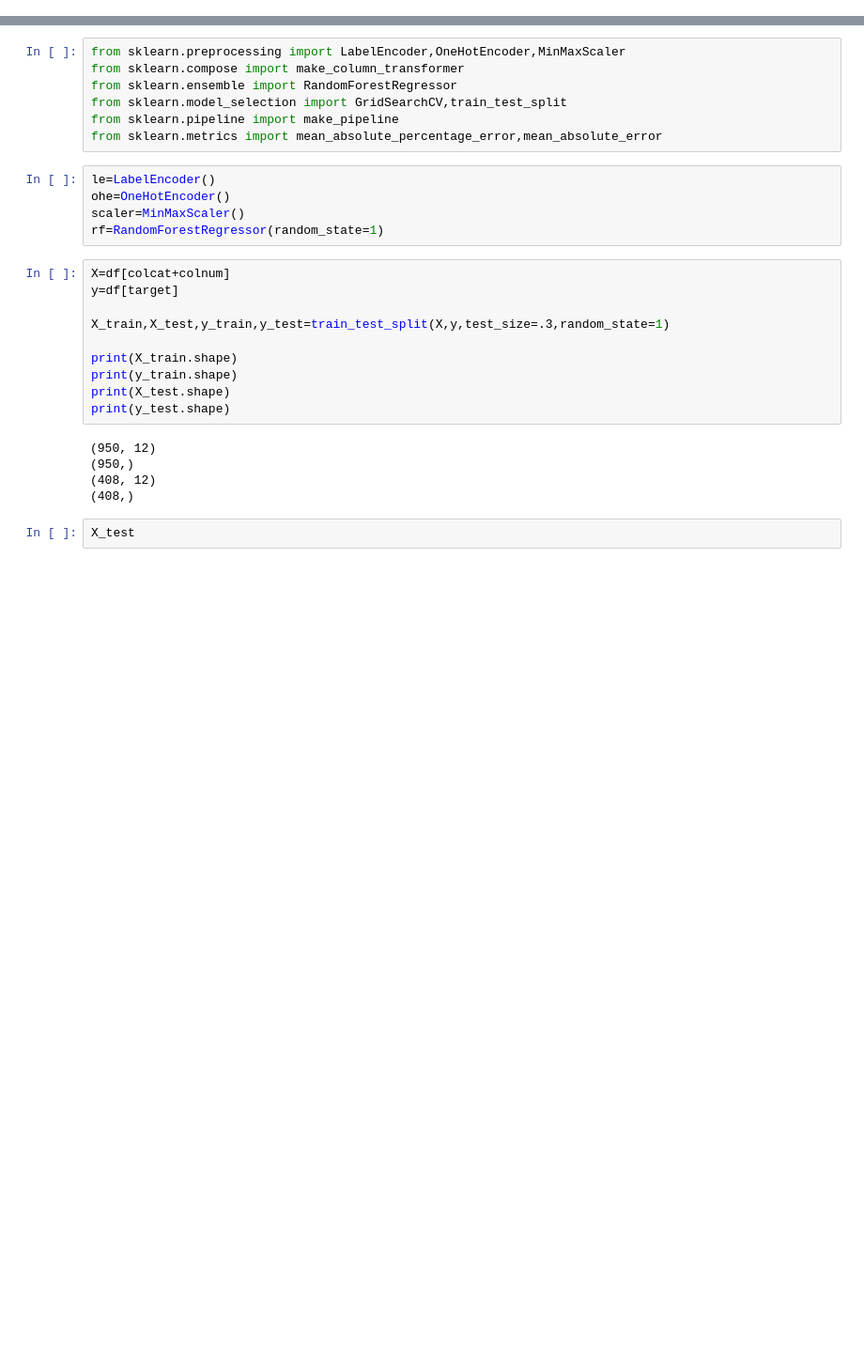
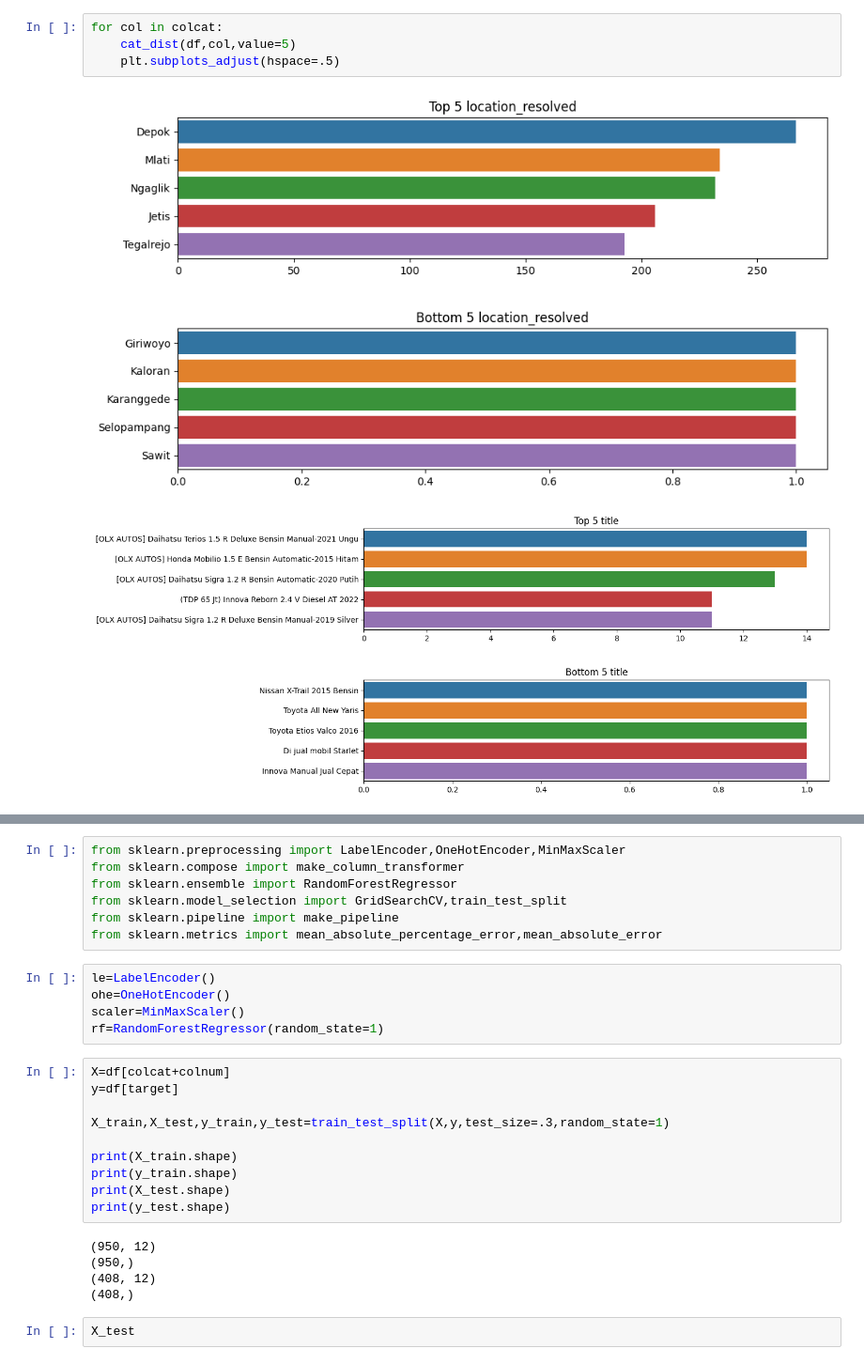
Before and after one commit to artso17/olxdatascience, a Jupyter notebook: notebook.ipynb, the cells around one changed output, grey strips where cells are left out. Shown at 94% size. Saved outputs shown, nothing was run; the diff lists cells and outputs as text; blank space fills up the shorter version.

```diff
--- a/notebook.ipynb
+++ b/notebook.ipynb
@@ -432,0 +154,7 @@ colnum
+# %%
+for col in colcat:
+    cat_dist(df,col,value=5)
+    plt.subplots_adjust(hspace=.5)
+# %% [output]
+[figure, added]
+[figure, added]
```
Also changed, not shown: parts of 85 cells of this notebook.
